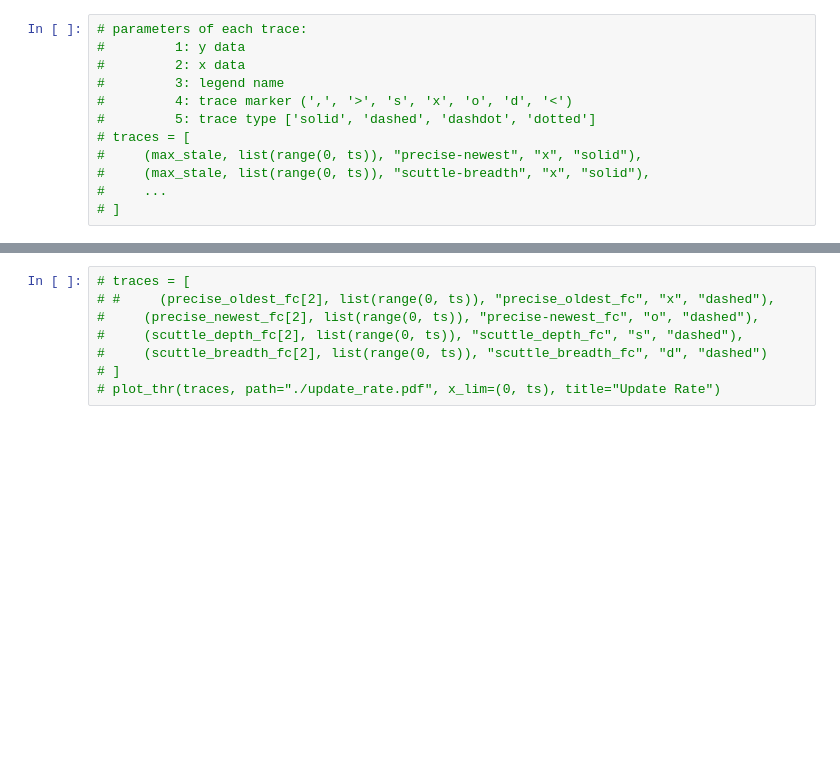
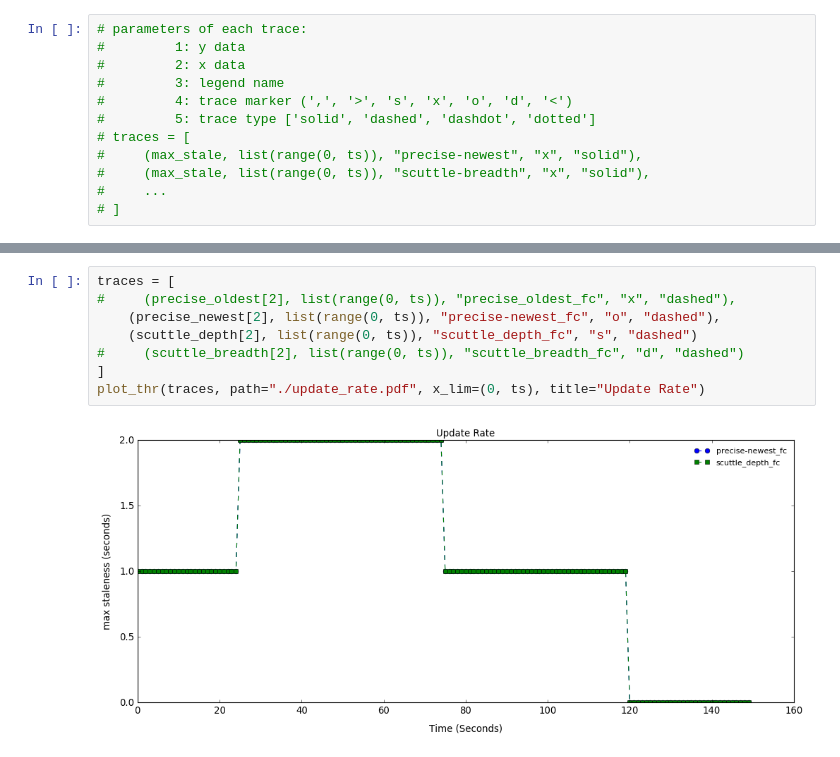
Before and after one commit to ElDivinCodino/Anti-entropy-epidemic-protocol, a Jupyter notebook: src/plot/plot_notebook.ipynb, the cells around one changed output, grey strips where cells are left out. Saved outputs shown, nothing was run; the diff lists cells and outputs as text; blank space fills up the shorter version.

```diff
--- a/src/plot/plot_notebook.ipynb
+++ b/src/plot/plot_notebook.ipynb
@@ -82,8 +87,10 @@ plot_thr(traces, path="./num_staleness.pdf", x_lim=(0, ts), title="Num Staleness
 # %%
-# traces = [
-# #     (precise_oldest_fc[2], list(range(0, ts)), "precise_oldest_fc", "x", "dashed"),
-#     (precise_newest_fc[2], list(range(0, ts)), "precise-newest_fc", "o", "dashed"),
-#     (scuttle_depth_fc[2], list(range(0, ts)), "scuttle_depth_fc", "s", "dashed"),
-#     (scuttle_breadth_fc[2], list(range(0, ts)), "scuttle_breadth_fc", "d", "dashed")
-# ]
-# plot_thr(traces, path="./update_rate.pdf", x_lim=(0, ts), title="Update Rate")
+traces = [
+#     (precise_oldest[2], list(range(0, ts)), "precise_oldest_fc", "x", "dashed"),
+    (precise_newest[2], list(range(0, ts)), "precise-newest_fc", "o", "dashed"),
+    (scuttle_depth[2], list(range(0, ts)), "scuttle_depth_fc", "s", "dashed")
+#     (scuttle_breadth[2], list(range(0, ts)), "scuttle_breadth_fc", "d", "dashed")
+]
+plot_thr(traces, path="./update_rate.pdf", x_lim=(0, ts), title="Update Rate")
+# %% [output]
+[figure, added]
```
Also changed, not shown: parts of 5 cells of this notebook, 6 other files.
